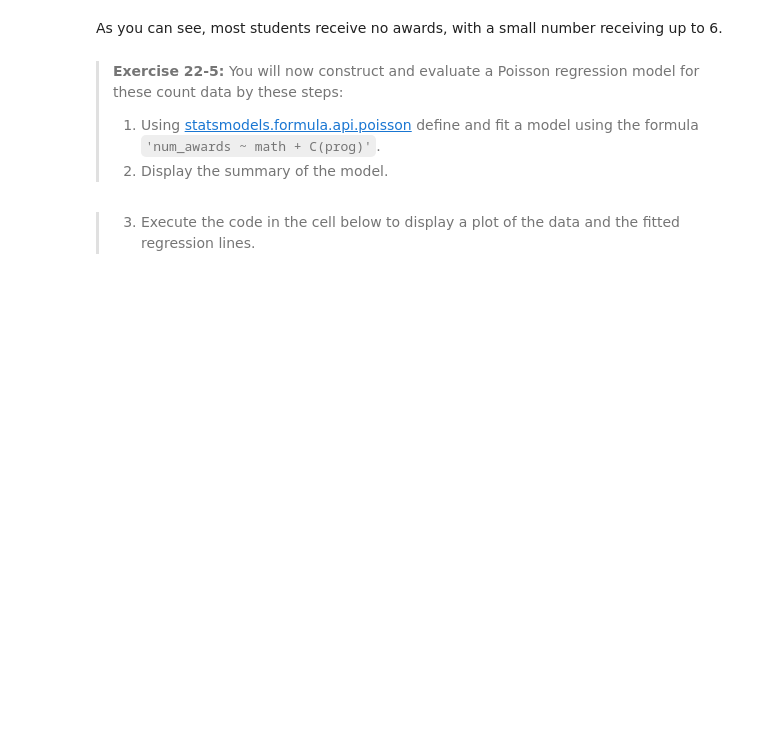
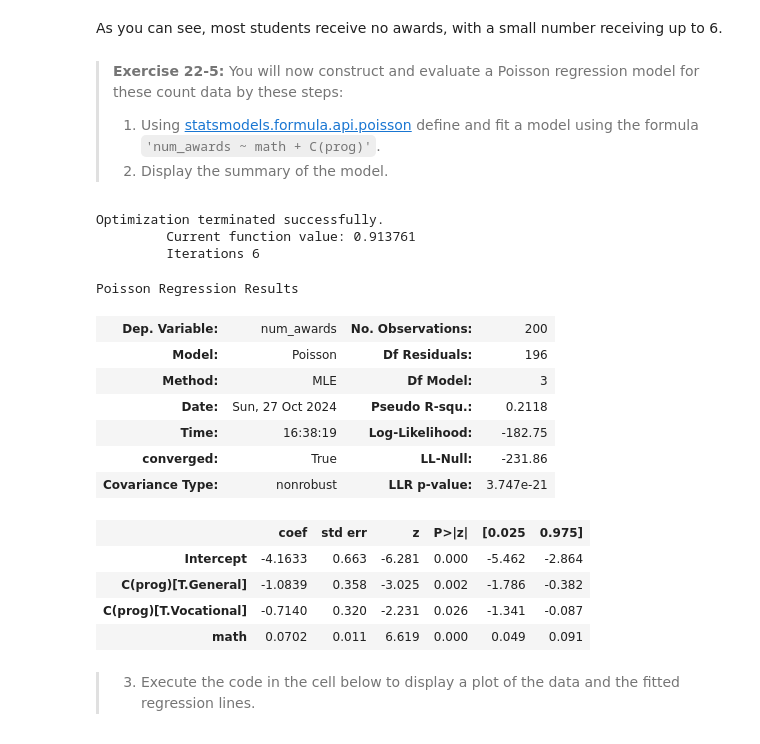
Before and after one commit to whendo/CSCI-E-83, a Jupyter notebook: Notebooks/22_Chapter22_GeneralizedLinearModels.ipynb, the cells around one changed output. Saved outputs shown, nothing was run; the diff lists cells and outputs as text; code cells hidden in the pictures; blank space fills up the shorter version.

```diff
--- a/Notebooks/22_Chapter22_GeneralizedLinearModels.ipynb
+++ b/Notebooks/22_Chapter22_GeneralizedLinearModels.ipynb
@@ -850,3 +944,25 @@ As you can see, most students receive no awards, with a small number receiving u
+# %%
+## Put your code below
+formula = 'num_awards ~ math + C(prog)'
+poisson_glm = smf.poisson(formula=formula, data=award_scores).fit()
+poisson_glm.summary()
+# %% [output]
+Optimization terminated successfully.
+         Current function value: 0.913761
+         Iterations 6
+Poisson Regression Results
+| Dep. Variable: | num_awards | No. Observations: | 200 |
+| Model: | Poisson | Df Residuals: | 196 |
+| Method: | MLE | Df Model: | 3 |
+| Date: | Sun, 27 Oct 2024 | Pseudo R-squ.: | 0.2118 |
+| Time: | 16:38:19 | Log-Likelihood: | -182.75 |
+| converged: | True | LL-Null: | -231.86 |
+| Covariance Type: | nonrobust | LLR p-value: | 3.747e-21 |
+|  | coef | std err | z | P>|z| | [0.025 | 0.975] |
+| Intercept | -4.1633 | 0.663 | -6.281 | 0.000 | -5.462 | -2.864 |
+| C(prog)[T.General] | -1.0839 | 0.358 | -3.025 | 0.002 | -1.786 | -0.382 |
+| C(prog)[T.Vocational] | -0.7140 | 0.320 | -2.231 | 0.026 | -1.341 | -0.087 |
+| math | 0.0702 | 0.011 | 6.619 | 0.000 | 0.049 | 0.091 |
 # %% [markdown]
 > 3. Execute the code in the cell below to display a plot of the data and the fitted regression lines.
 # %%
```
Also changed, not shown: parts of 21 cells of this notebook.
